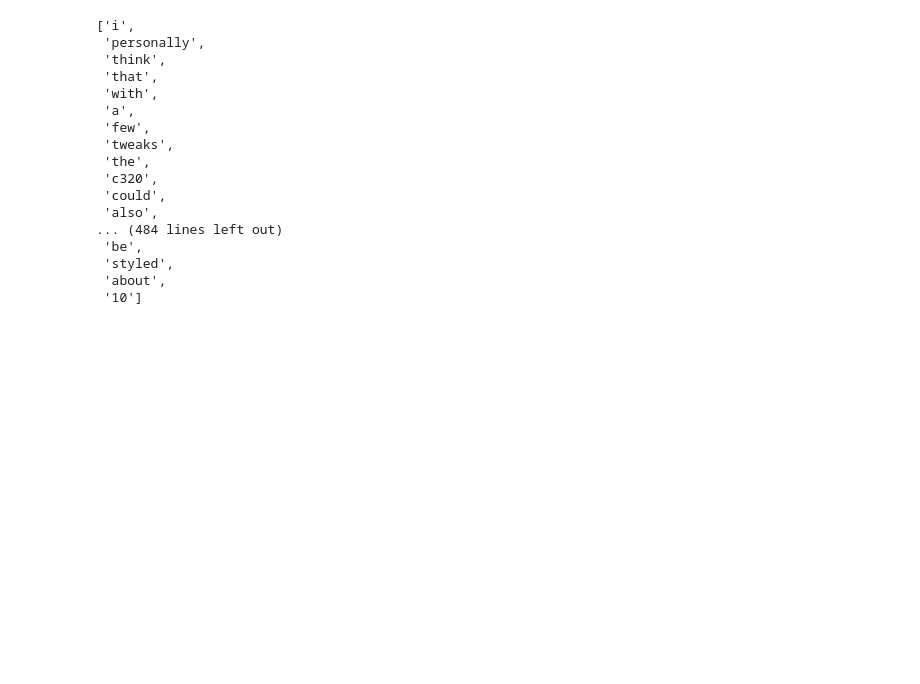
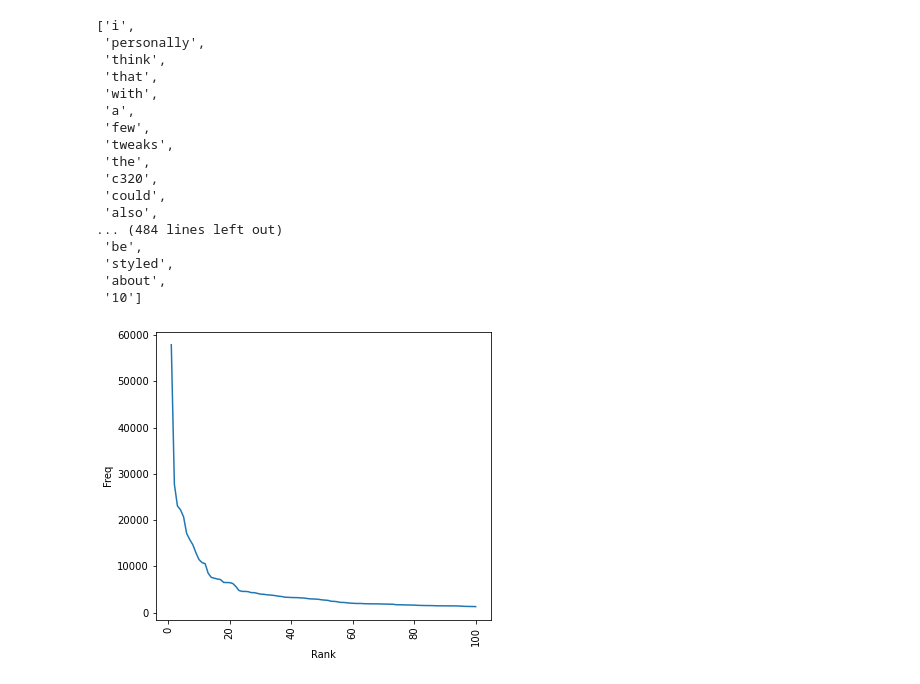
Before and after one commit to SaianshR/edmunds-analysis, a Jupyter notebook: zipf.ipynb, the cells around one changed output. Drawn from its saved outputs; the diff is of its cells as text; code cells hidden in the pictures; blank space fills up the shorter version.

Commit message:
dataset plot done, TODO map ideal pareto curve

```diff
--- a/zipf.ipynb
+++ b/zipf.ipynb
@@ -68,3 +68,14 @@ corpus[:500]
 freq = FreqDist(corpus)
 words = [element[0] for element in freq.most_common(100)] # words (x axis)
 counts = [element[1] for element in freq.most_common(100)] # freqs (y axis)
+l = list(range(1,101))
+# %%
+fig = plt.figure()
+plt.plot(l, counts)
+plt.xlabel('Rank')
+plt.ylabel('Freq')
+plt.xticks(rotation=90)
+fig.subplots_adjust(top=2, bottom=1)
+plt.show()
+# %% [output]
+[figure, added]
```
